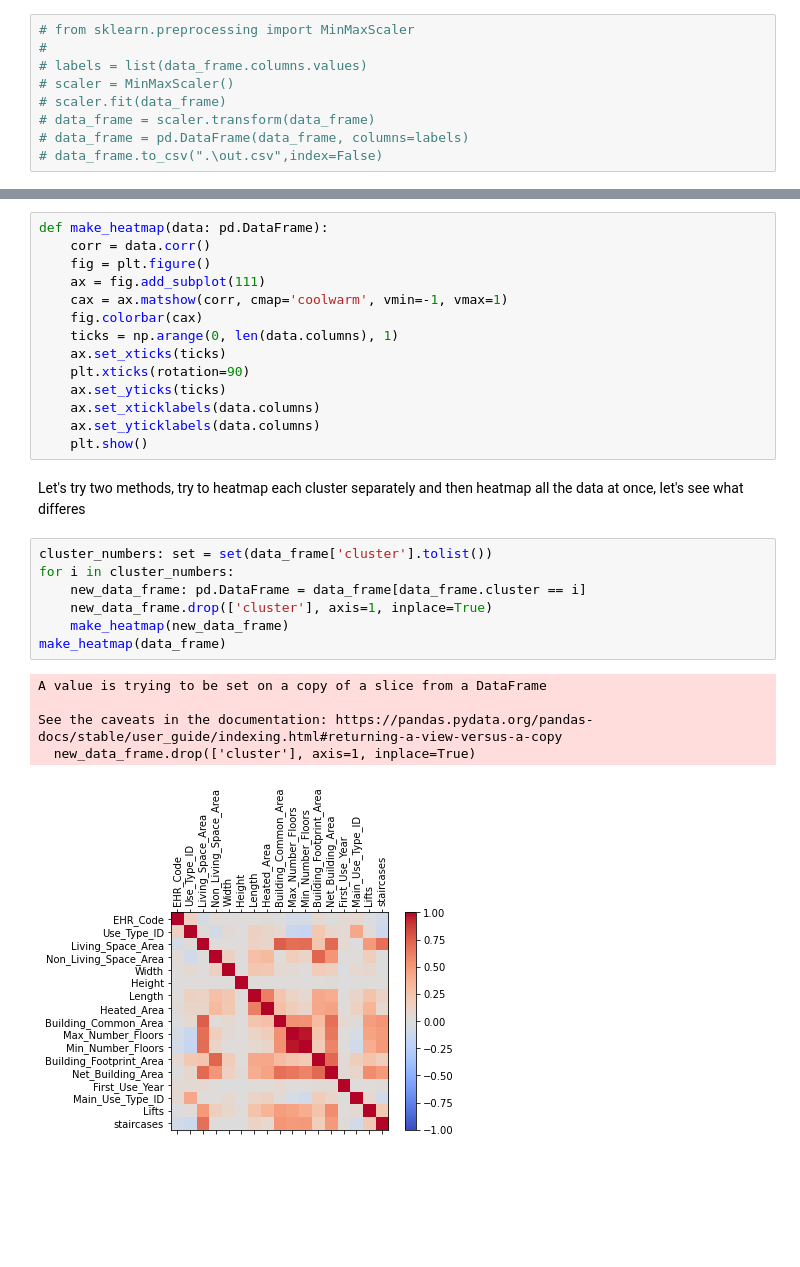
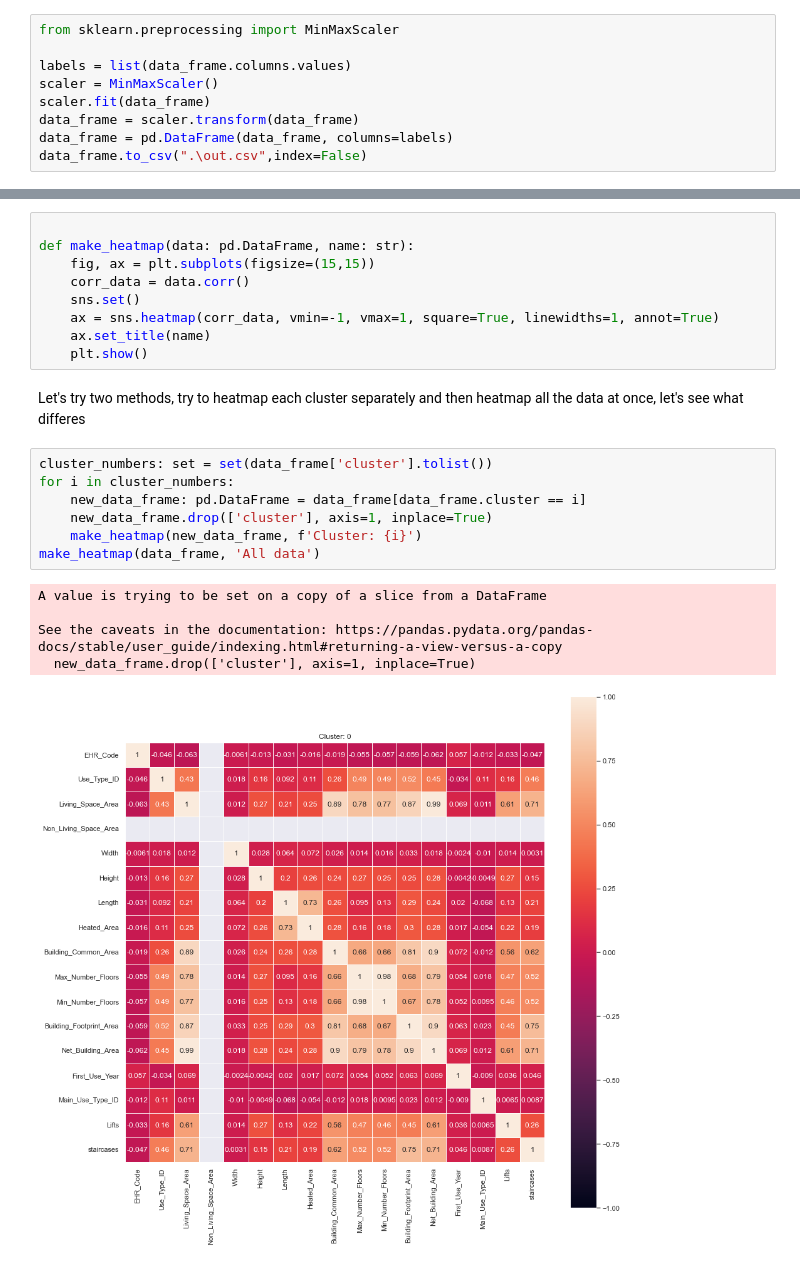
Before and after one commit to PeeterTarvas/PeeterTarvasThesis, a Jupyter notebook: Clustering.ipynb, the cells around one changed output, grey strips where cells are left out. Cells and saved outputs as stored; diff of their text form; blank space fills up the shorter version.

```diff
--- a/Clustering.ipynb
+++ b/Clustering.ipynb
@@ -73,14 +73,14 @@ plt.show()
 The best cluster leve turned out to be 4, so we will run it with that.
 Guess I will have to explain the other inputs as well
 # %%
-# from sklearn.preprocessing import MinMaxScaler
-#
-# labels = list(data_frame.columns.values)
-# scaler = MinMaxScaler()
-# scaler.fit(data_frame)
-# data_frame = scaler.transform(data_frame)
-# data_frame = pd.DataFrame(data_frame, columns=labels)
-# data_frame.to_csv(".\out.csv",index=False)
+from sklearn.preprocessing import MinMaxScaler
+
+labels = list(data_frame.columns.values)
+scaler = MinMaxScaler()
+scaler.fit(data_frame)
+data_frame = scaler.transform(data_frame)
+data_frame = pd.DataFrame(data_frame, columns=labels)
+data_frame.to_csv(".\out.csv",index=False)
 # %%
 from sklearn.cluster import KMeans
 cluster_level = 4
@@ -91,35 +91,30 @@ data_frame.to_csv(".\out.csv",index=False)
 # %% [markdown]
 Now do a correlation matrix between the variables and see what variable causes the clustering
 Ref: https://medium.com/@sebastiannorena/finding-correlation-between-many-variables-multidimensional-dataset-with-python-5deb3f39ffb3
-# %%
-def make_heatmap(data: pd.DataFrame):
-    corr = data.corr()
-    fig = plt.figure()
-    ax = fig.add_subplot(111)
-    cax = ax.matshow(corr, cmap='coolwarm', vmin=-1, vmax=1)
-    fig.colorbar(cax)
-    ticks = np.arange(0, len(data.columns), 1)
-    ax.set_xticks(ticks)
-    plt.xticks(rotation=90)
-    ax.set_yticks(ticks)
-    ax.set_xticklabels(data.columns)
-    ax.set_yticklabels(data.columns)
-    plt.show()
+# %%
+
+def make_heatmap(data: pd.DataFrame, name: str):
+    fig, ax = plt.subplots(figsize=(15,15))
+    corr_data = data.corr()
+    sns.set()
+    ax = sns.heatmap(corr_data, vmin=-1, vmax=1, square=True, linewidths=1, annot=True)
+    ax.set_title(name)
+    plt.show()
 # %% [markdown]
 Let's try two methods, try to heatmap each cluster separately and then heatmap all the data at once, let's see what differes
 # %%
 cluster_numbers: set = set(data_frame['cluster'].tolist())
 for i in cluster_numbers:
     new_data_frame: pd.DataFrame = data_frame[data_frame.cluster == i]
     new_data_frame.drop(['cluster'], axis=1, inplace=True)
-    make_heatmap(new_data_frame)
-make_heatmap(data_frame)
+    make_heatmap(new_data_frame, f'Cluster: {i}')
+make_heatmap(data_frame, 'All data')
 # %% [output]
 A value is trying to be set on a copy of a slice from a DataFrame
 
 See the caveats in the documentation: https://pandas.pydata.org/pandas-docs/stable/user_guide/indexing.html#returning-a-view-versus-a-copy
   new_data_frame.drop(['cluster'], axis=1, inplace=True)
-[figure, old version]
+[figure, new version]
 A value is trying to be set on a copy of a slice from a DataFrame
 
 See the caveats in the documentation: https://pandas.pydata.org/pandas-docs/stable/user_guide/indexing.html#returning-a-view-versus-a-copy
```
Also changed, not shown: parts of 3 cells of this notebook, 10 other files.
